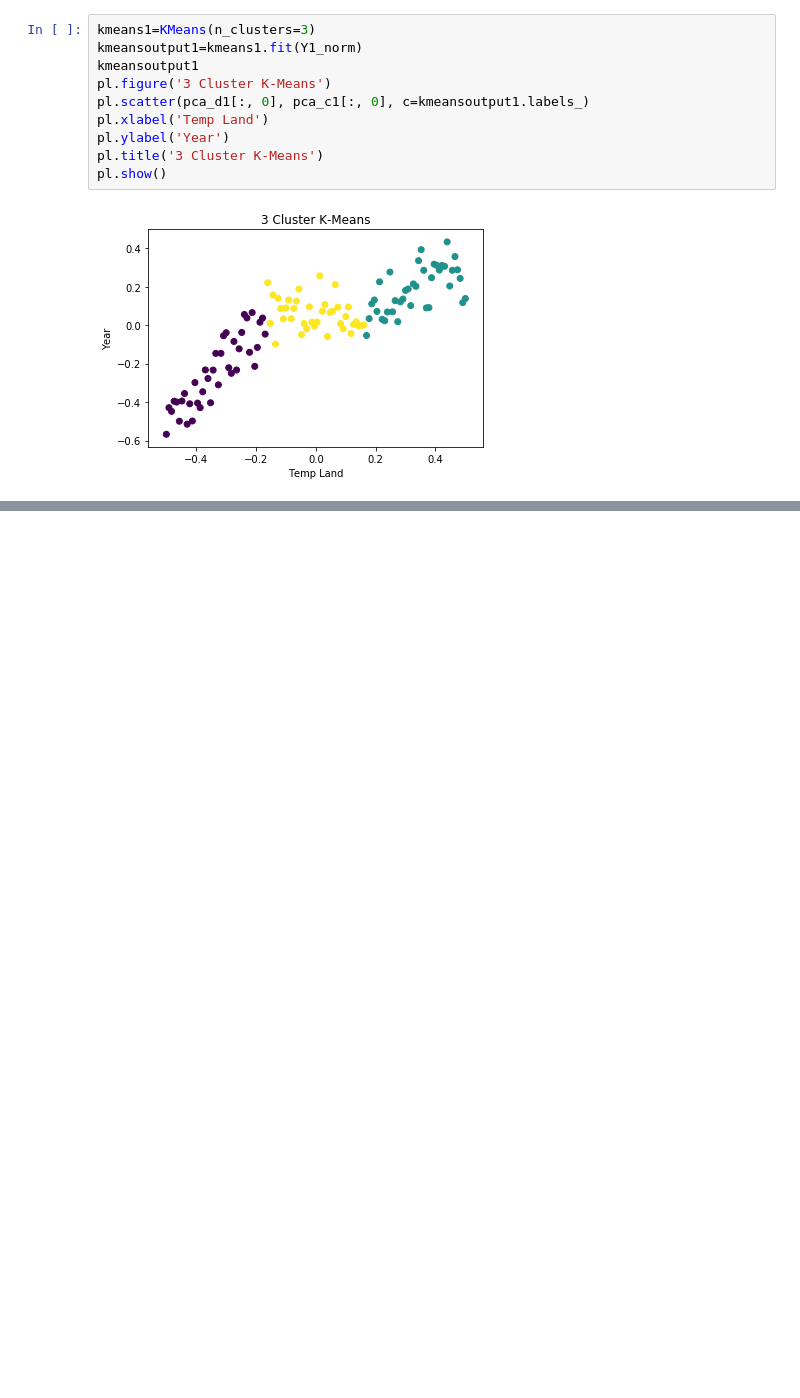
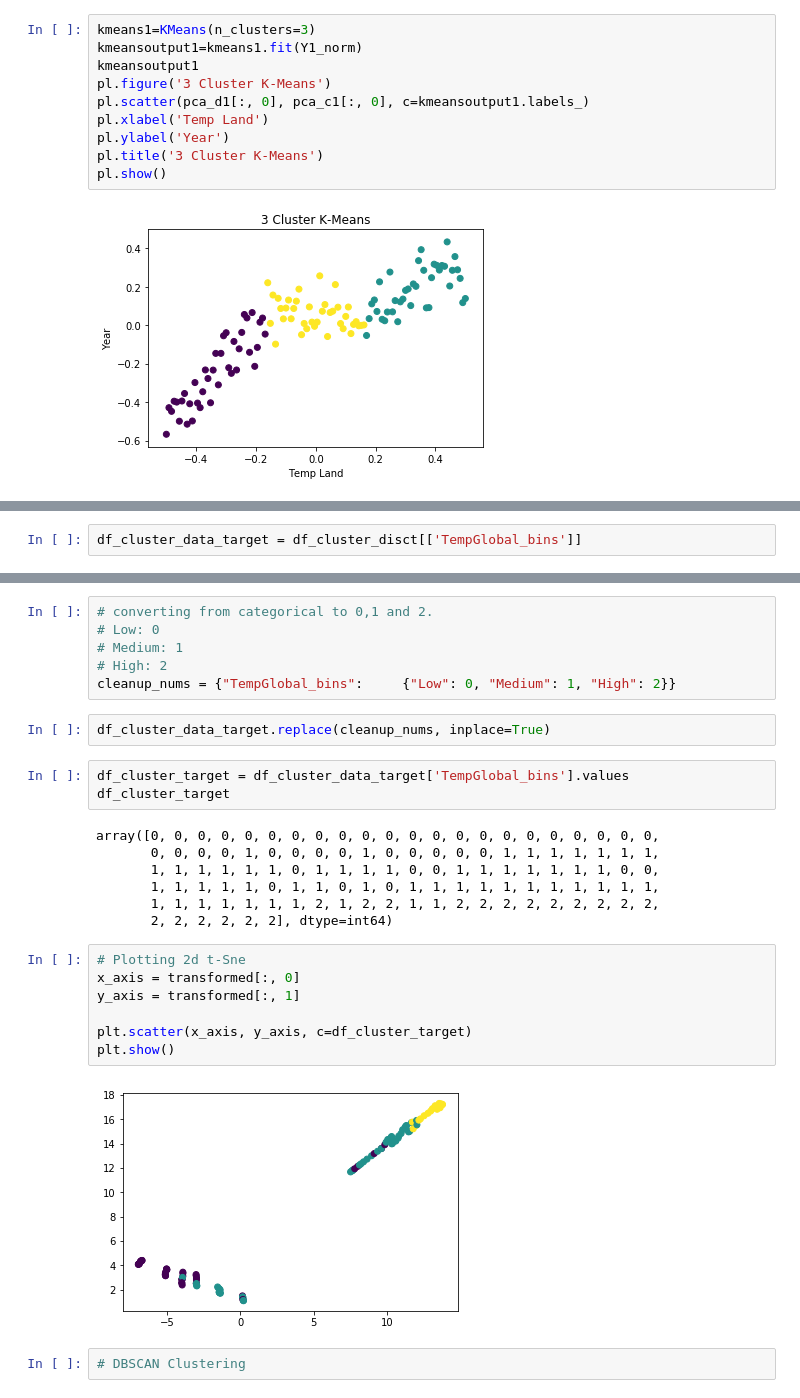
Before and after one commit to wali-ku/Project-731, a Jupyter notebook: notebooks/cluster_MergeData.ipynb, the cells around one changed output, grey strips where cells are left out. Saved outputs shown, nothing was run; the diff lists cells and outputs as text; blank space fills up the shorter version.

Commit message:
clustering on merged dataset
# exploring more

```diff
--- a/notebooks/cluster_MergeData.ipynb
+++ b/notebooks/cluster_MergeData.ipynb
@@ -126,0 +310,2 @@ pl.show()
+# %%
+df_cluster_data_target = df_cluster_disct[['TempGlobal_bins']]
@@ -126,0 +341,29 @@ pl.show()
+# %%
+# converting from categorical to 0,1 and 2.
+# Low: 0
+# Medium: 1
+# High: 2
+cleanup_nums = {"TempGlobal_bins":     {"Low": 0, "Medium": 1, "High": 2}}
+# %%
+df_cluster_data_target.replace(cleanup_nums, inplace=True)
+# %%
+df_cluster_target = df_cluster_data_target['TempGlobal_bins'].values
+df_cluster_target
+# %% [output]
+array([0, 0, 0, 0, 0, 0, 0, 0, 0, 0, 0, 0, 0, 0, 0, 0, 0, 0, 0, 0, 0, 0,
+       0, 0, 0, 0, 1, 0, 0, 0, 0, 1, 0, 0, 0, 0, 0, 1, 1, 1, 1, 1, 1, 1,
+       1, 1, 1, 1, 1, 1, 0, 1, 1, 1, 1, 0, 0, 1, 1, 1, 1, 1, 1, 1, 0, 0,
+       1, 1, 1, 1, 1, 0, 1, 1, 0, 1, 0, 1, 1, 1, 1, 1, 1, 1, 1, 1, 1, 1,
+       1, 1, 1, 1, 1, 1, 1, 2, 1, 2, 2, 1, 1, 2, 2, 2, 2, 2, 2, 2, 2, 2,
+       2, 2, 2, 2, 2, 2], dtype=int64)
+# %%
+# Plotting 2d t-Sne
+x_axis = transformed[:, 0]
+y_axis = transformed[:, 1]
+
+plt.scatter(x_axis, y_axis, c=df_cluster_target)
+plt.show()
+# %% [output]
+[figure, added]
+# %%
+# DBSCAN Clustering
```
Also changed, not shown: parts of 28 cells of this notebook.
